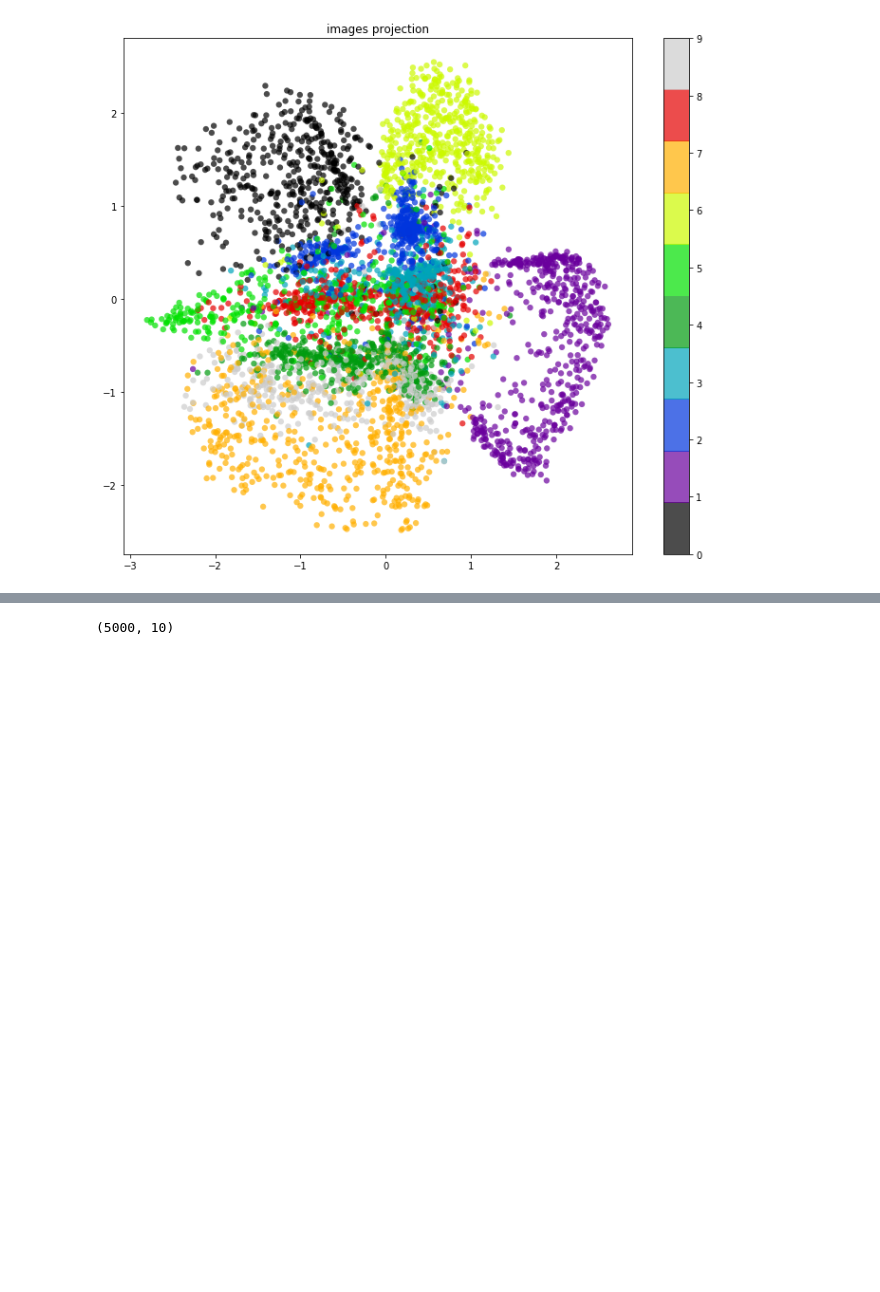
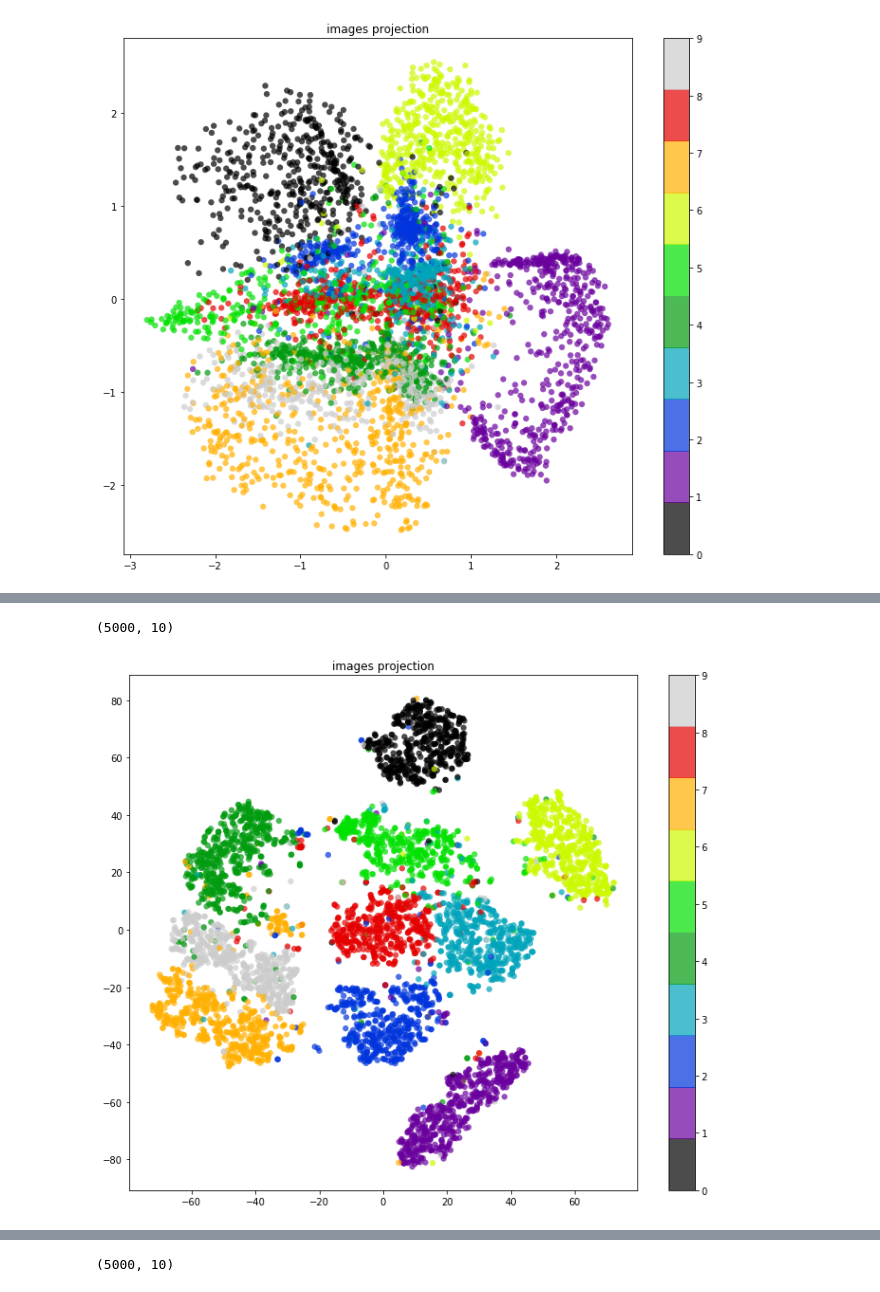
Before and after one commit to AlexeySrus/Clustering-by-VAE, a Jupyter notebook: mnist/dataset_test.ipynb, the cells around one changed output, grey strips where cells are left out. Cells and saved outputs as stored; diff of their text form; code cells hidden in the pictures; blank space fills up the shorter version.

```diff
--- a/mnist/dataset_test.ipynb
+++ b/mnist/dataset_test.ipynb
@@ -207,7 +226,9 @@ batch_size = 1000
 latentdim = 10
 #88
 
-models, loss = create_conv_vae(
+tvae = create_conv_vae
+
+models, loss = tvae(
         input_shape=(28, 28, 1),
         latent_dim=latentdim,
         dropout_rate=0.4,
@@ -216,7 +237,7 @@ models, loss = create_conv_vae(
 
 vae = models["vae"]
 
-start_epoch = load_last_weights(vae, '../data/mnist/conv_vae_weights_ld_10/')
+start_epoch = load_last_weights(vae, '../data/mnist/conv_vae2_weights_ld_10/')
 print('START EPOCH NUMBER: {}'.format(start_epoch))
 
 print(vae.summary())
@@ -279,0 +301,15 @@ p_field = tsne.fit_transform(X_encode)
+# %%
+#Convolutional VAE version 2 latent dimention 10 on 73 epoch
+data = p_field
+
+plt.figure(figsize=(12,10))
+plt.scatter(data[:, 0], data[:, 1], c=y,
+            edgecolor='none', alpha=0.7, s=40,
+            cmap=plt.cm.get_cmap('nipy_spectral', 10))
+plt.colorbar()
+plt.title('images projection')
+
+print(X_encode.shape)
+# %% [output]
+(5000, 10)
+[figure, added]
```
Also changed, not shown: parts of 8 cells of this notebook, 1 other file.
